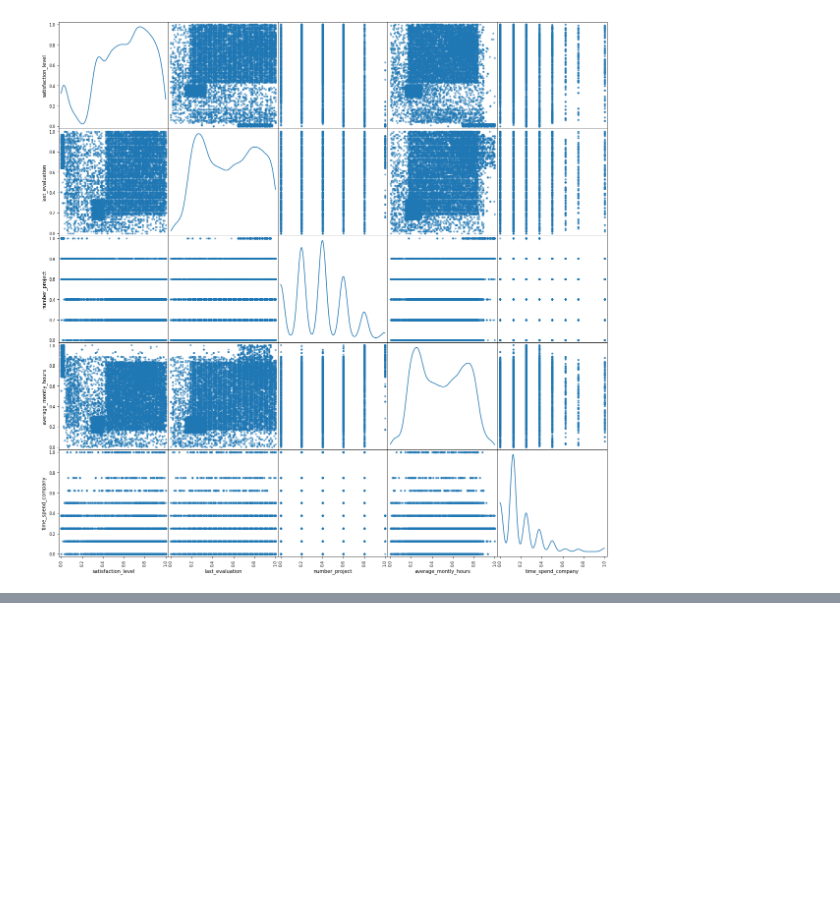
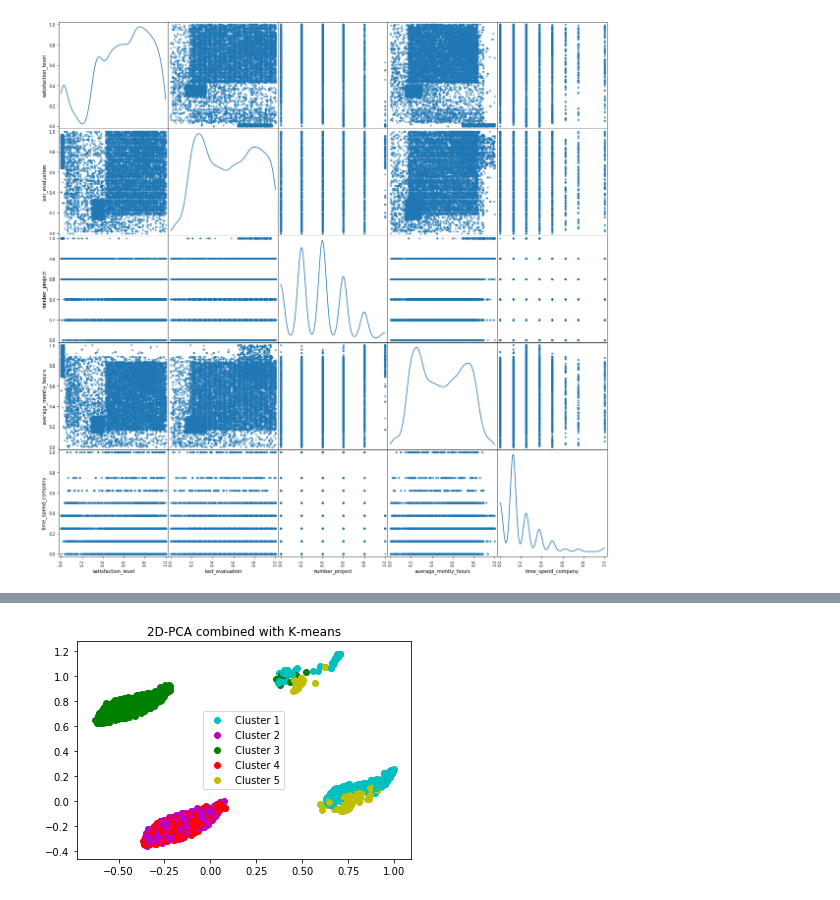
Before and after one commit to noobcode/Data-Mining, a Jupyter notebook: data_understanding.ipynb, the cells around one changed output, grey strips where cells are left out. Cells and saved outputs as stored; diff of their text form; code cells hidden in the pictures; blank space fills up the shorter version.

```diff
--- a/data_understanding.ipynb
+++ b/data_understanding.ipynb
@@ -241,0 +280,22 @@ plt.show()
+# %%
+# 2D PCA highlighting the clusters
+colors = ['c', 'm', 'g', 'r', 'k', 'y', 'k', 'b']
+for i in range(0, X_scaled_2D.shape[0]):
+    if kmeans.labels_[i] == 0:
+        c1 = plt.scatter(X_scaled_2D[i, 0], X_scaled_2D[i, 1], c='c')
+    elif kmeans.labels_[i] == 1:
+        c2 = plt.scatter(X_scaled_2D[i, 0], X_scaled_2D[i, 1], c='m')
+    elif kmeans.labels_[i] == 2:
+        c3 = plt.scatter(X_scaled_2D[i, 0], X_scaled_2D[i, 1], c='g')
+    elif kmeans.labels_[i] == 3:
+        c4 = plt.scatter(X_scaled_2D[i, 0], X_scaled_2D[i, 1], c='r')
+    elif kmeans.labels_[i] == 4:
+        c5 = plt.scatter(X_scaled_2D[i, 0], X_scaled_2D[i, 1], c='y')
+
+plt.legend([c1, c2, c3, c4, c5], ['Cluster 1', 'Cluster 2', 'Cluster 3', 'Cluster 4', 'Cluster 5'])
+plt.title('2D-PCA combined with K-means')
+plt.show()
+# pl.ylim((-10000,5000))
+#pl.savefig('plot_kmeans')
+# %% [output]
+[figure, added]
```
Also changed, not shown: parts of 8 cells of this notebook.
